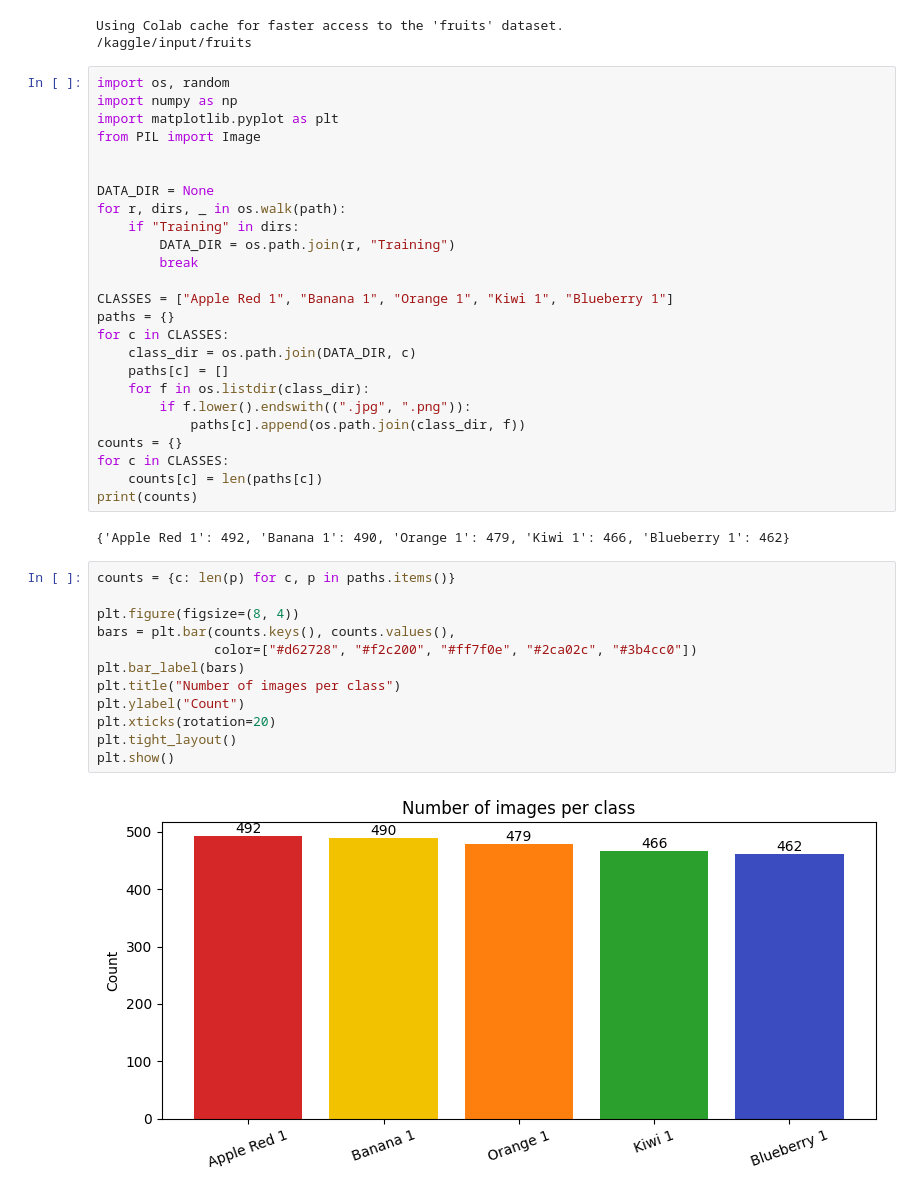
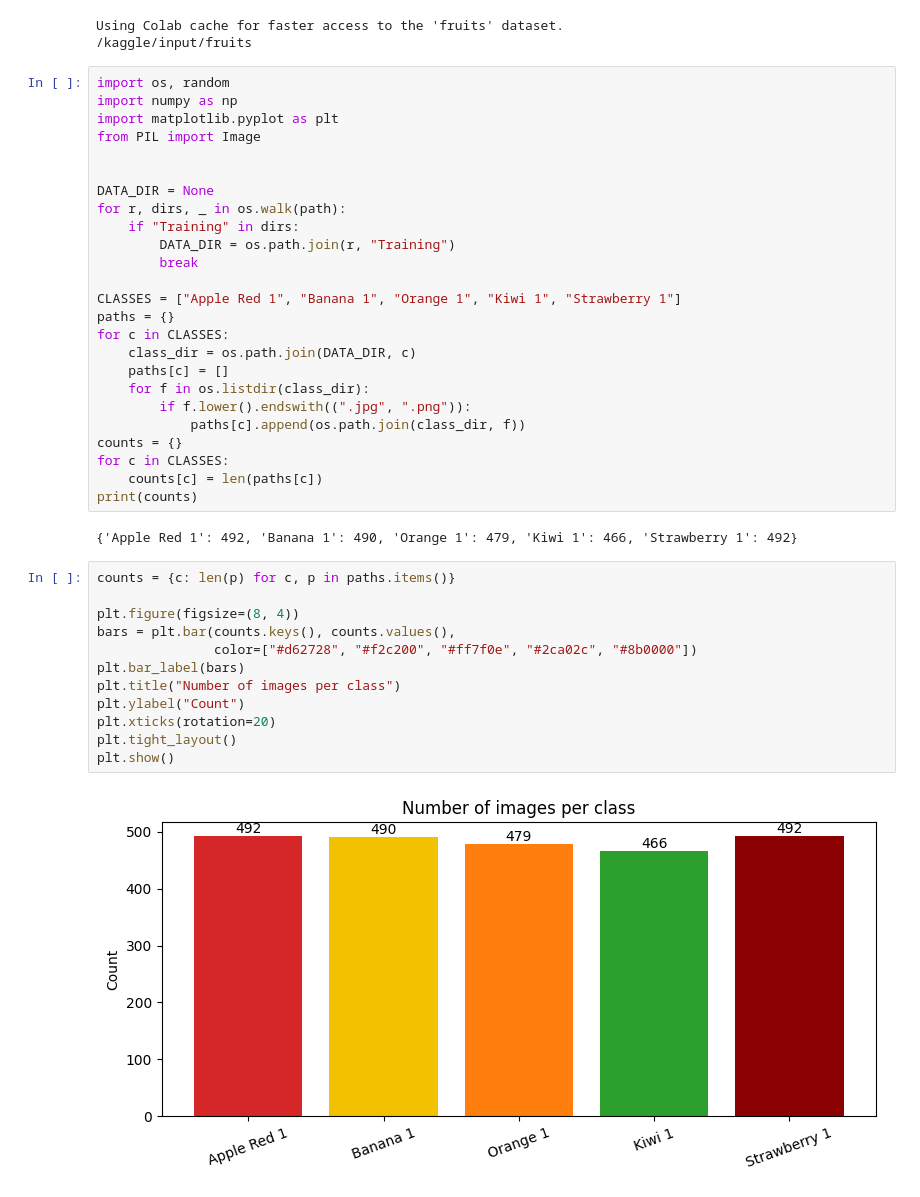
Before and after one commit to nour-ehab/ML-Project, a Jupyter notebook: part_b_images/01_images_preprocessing.ipynb, the cells around one changed output. Drawn from its saved outputs; the diff is of its cells as text.

```diff
--- a/part_b_images/01_images_preprocessing.ipynb
+++ b/part_b_images/01_images_preprocessing.ipynb
@@ -18,7 +18,7 @@ for r, dirs, _ in os.walk(path):
         DATA_DIR = os.path.join(r, "Training")
         break
 
-CLASSES = ["Apple Red 1", "Banana 1", "Orange 1", "Kiwi 1", "Blueberry 1"]
+CLASSES = ["Apple Red 1", "Banana 1", "Orange 1", "Kiwi 1", "Strawberry 1"]
 paths = {}
 for c in CLASSES:
     class_dir = os.path.join(DATA_DIR, c)
@@ -31,21 +31,21 @@ for c in CLASSES:
     counts[c] = len(paths[c])
 print(counts)
 # %% [output]
-{'Apple Red 1': 492, 'Banana 1': 490, 'Orange 1': 479, 'Kiwi 1': 466, 'Blueberry 1': 462}
+{'Apple Red 1': 492, 'Banana 1': 490, 'Orange 1': 479, 'Kiwi 1': 466, 'Strawberry 1': 492}
 # %%
 counts = {c: len(p) for c, p in paths.items()}
 
 plt.figure(figsize=(8, 4))
 bars = plt.bar(counts.keys(), counts.values(),
-               color=["#d62728", "#f2c200", "#ff7f0e", "#2ca02c", "#3b4cc0"])
+               color=["#d62728", "#f2c200", "#ff7f0e", "#2ca02c", "#8b0000"])
 plt.bar_label(bars)
 plt.title("Number of images per class")
 plt.ylabel("Count")
 plt.xticks(rotation=20)
 plt.tight_layout()
 plt.show()
 # %% [output]
-[figure, old version]
+[figure, new version]
 # %%
 N = 5
 fig, axes = plt.subplots(len(CLASSES), N, figsize=(2 * N, 2 * len(CLASSES)))
```
Also changed, not shown: parts of 9 cells of this notebook.
